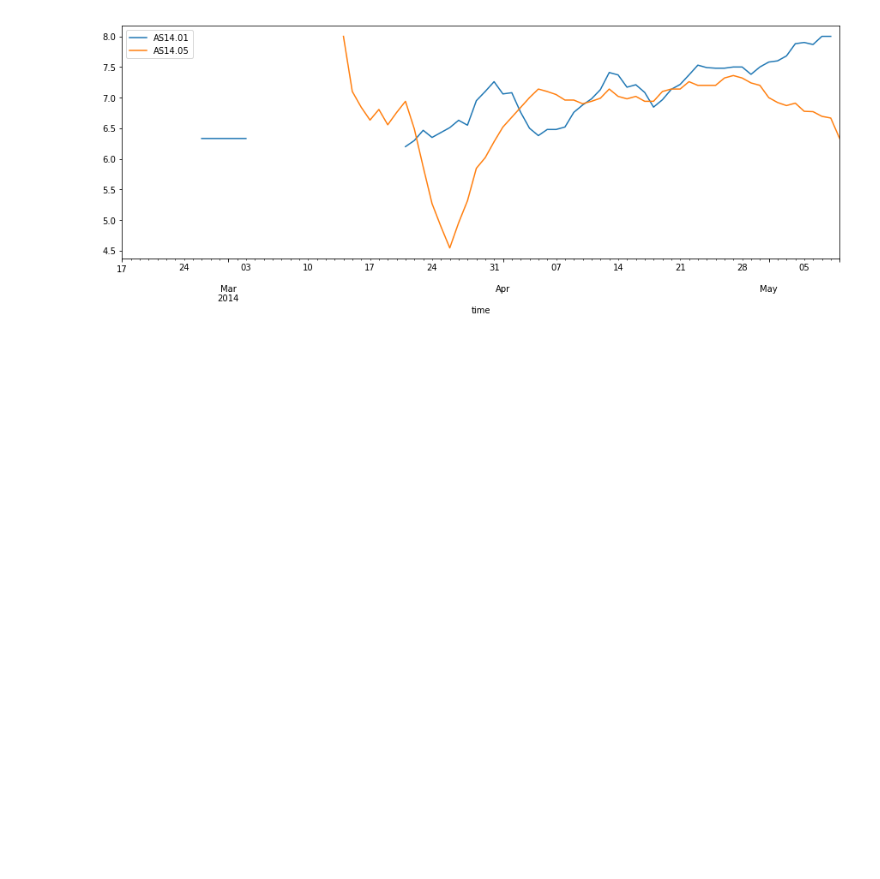
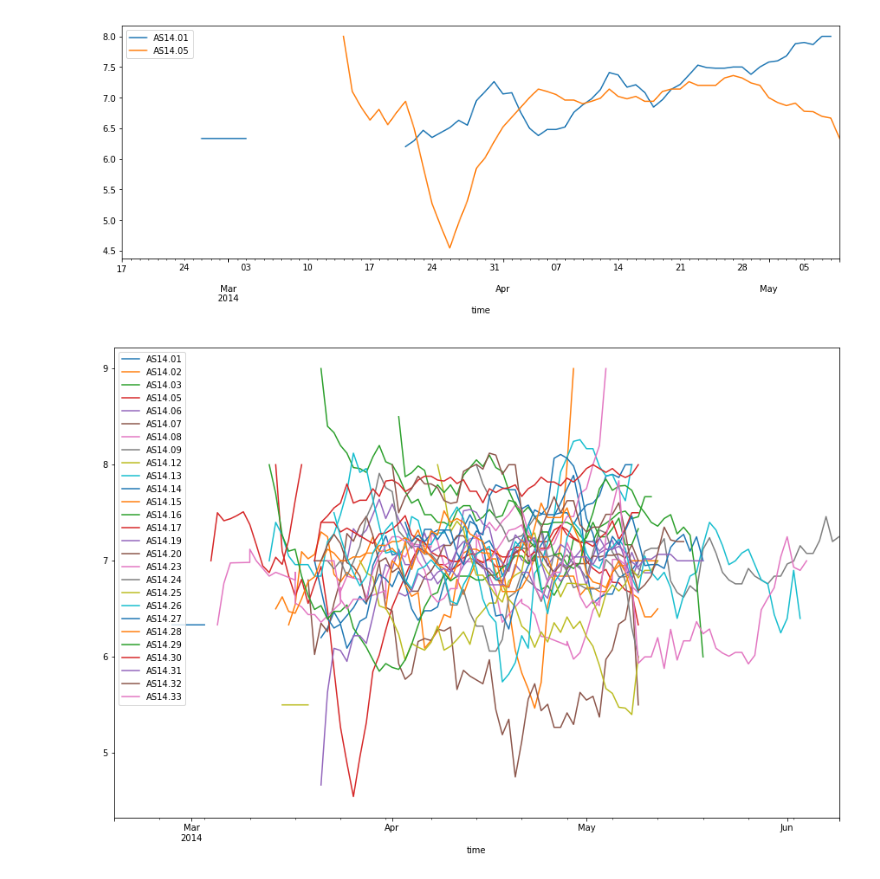
Before and after one commit to aeaston1/data-mining-techniques, a Jupyter notebook: Assignment1_advanced.ipynb, the cells around one changed output. Cells and saved outputs as stored; diff of their text form; code cells hidden in the pictures; blank space fills up the shorter version.

Commit message:
plot moving average of all patients

```diff
--- a/Assignment1_advanced.ipynb
+++ b/Assignment1_advanced.ipynb
@@ -71,9 +71,17 @@ preprod=df.pivot_table(index=[df.patient, df.time], columns='variable', values='
         .swaplevel(1,0)
 # %%
 #look again at a couple of patients' mood over time
-preprod.loc['AS14.01']['mood'].plot(label='AS14.01')
-preprod.loc['AS14.05']['mood'].plot(label='AS14.05')
+for patient in ('AS14.01','AS14.05'):
+    preprod.loc[patient]['mood'].plot(label=patient)
 plt.legend()
 # %% [output]
 <matplotlib.legend.Legend at 0x...>
 [figure]
+# %%
+#look again at a couple of patients' mood over time
+plt.rcParams["figure.figsize"] = [15,10]
+for patient in preprod.index.levels[0]:
+    preprod.loc[patient]['mood'].plot(label=patient)
+plt.legend();
+# %% [output]
+[figure, added]
```
